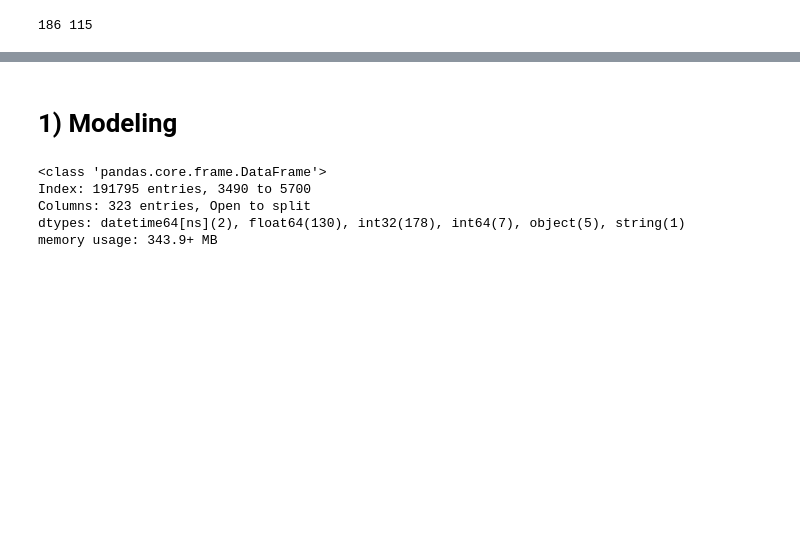
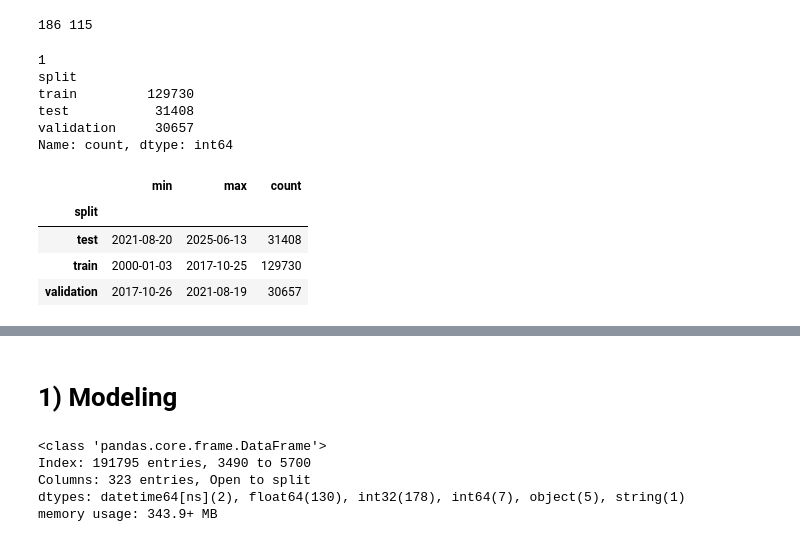
Before and after one commit to mfonabasiakpanekpo-byte/datadocker-mfonworkspace, a Jupyter notebook: 04-trading-strategy-and-simulation/[2025]_Module_04_Colab_Trading_Simulations.ipynb, the cells around one changed output, grey strips where cells are left out. Saved outputs shown, nothing was run; the diff lists cells and outputs as text; code cells hidden in the pictures; blank space fills up the shorter version.

```diff
--- a/04-trading-strategy-and-simulation/[2025]_Module_04_Colab_Trading_Simulations.ipynb
+++ b/04-trading-strategy-and-simulation/[2025]_Module_04_Colab_Trading_Simulations.ipynb
@@ -484,3 +492,21 @@ Columns only in new_df: 65
 print(len(NUMERICAL), len(DUMMIES))
 # %% [output]
 186 115
+# %%
+print(new_df.columns.tolist().count('split'))
+print(new_df['split'].value_counts())
+# %% [output]
+1
+split
+train         129730
+test           31408
+validation     30657
+Name: count, dtype: int64
+# %%
+new_df.groupby('split')['Date'].agg(['min', 'max', 'count'])
+# %% [output]
+|  | min | max | count |
+| split |  |  |  |
+| test | 2021-08-20 | 2025-06-13 | 31408 |
+| train | 2000-01-03 | 2017-10-25 | 129730 |
+| validation | 2017-10-26 | 2021-08-19 | 30657 |
```
Also changed, not shown: parts of 37 cells of this notebook.
